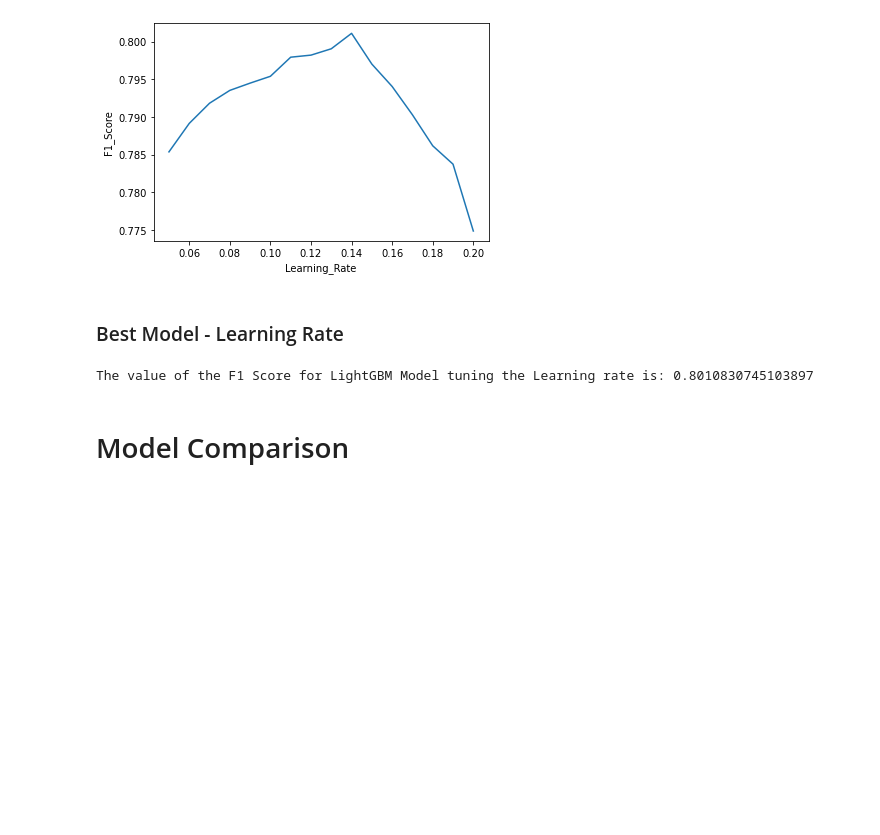
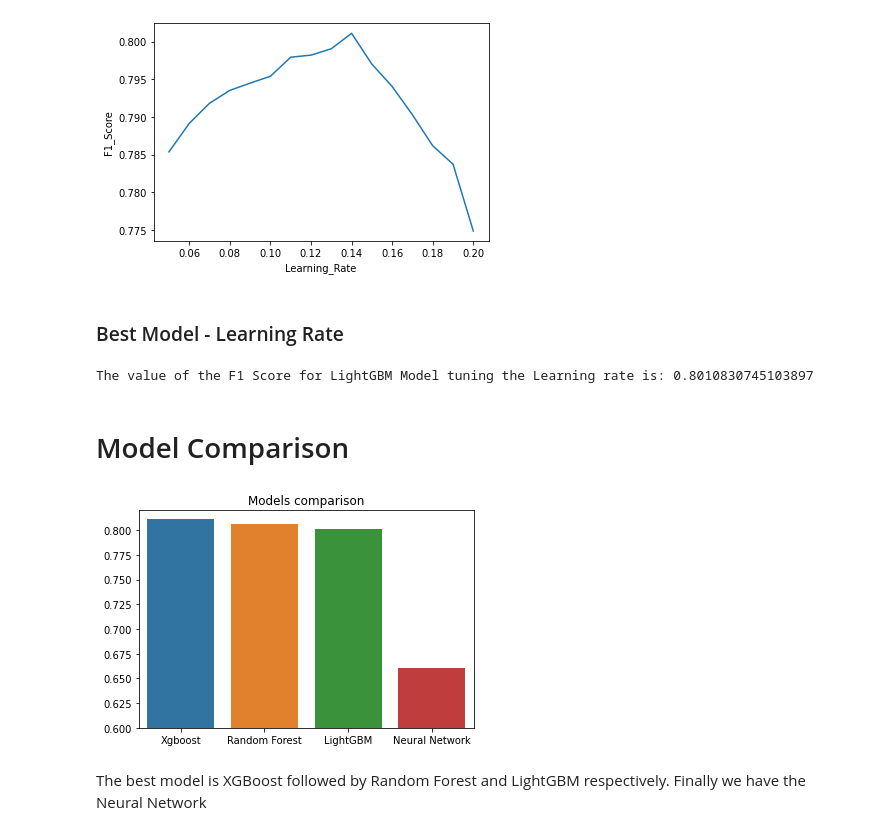
Before and after one commit to lumariaap15/secop-ds4a, a Jupyter notebook: models.ipynb, the cells around one changed output. Cells and saved outputs as stored; diff of their text form; code cells hidden in the pictures; blank space fills up the shorter version.

Commit message:
Model Comparison

```diff
--- a/models.ipynb
+++ b/models.ipynb
@@ -349,3 +349,15 @@ Best_Xgboost = 0.8111
 Best_RandomF = 0.8066
 Best_LightGBM = 0.8011
 Best_NeuralNetwork = 0.66
+# %%
+barchart = [Best_Xgboost, Best_RandomF,Best_LightGBM, Best_NeuralNetwork]
+#Seaborn bar plot with barchart variable
+sns.barplot(x=['Xgboost', 'Random Forest', 'LightGBM', 'Neural Network'], y=barchart)
+plt.gca().set_ylim(0.6, 0.82)
+#set plot title
+plt.title('Models comparison')
+plt.show()
+# %% [output]
+[figure, added]
+# %% [markdown]
+The best model is XGBoost followed by Random Forest and LightGBM respectively. Finally we have the Neural Network
```
